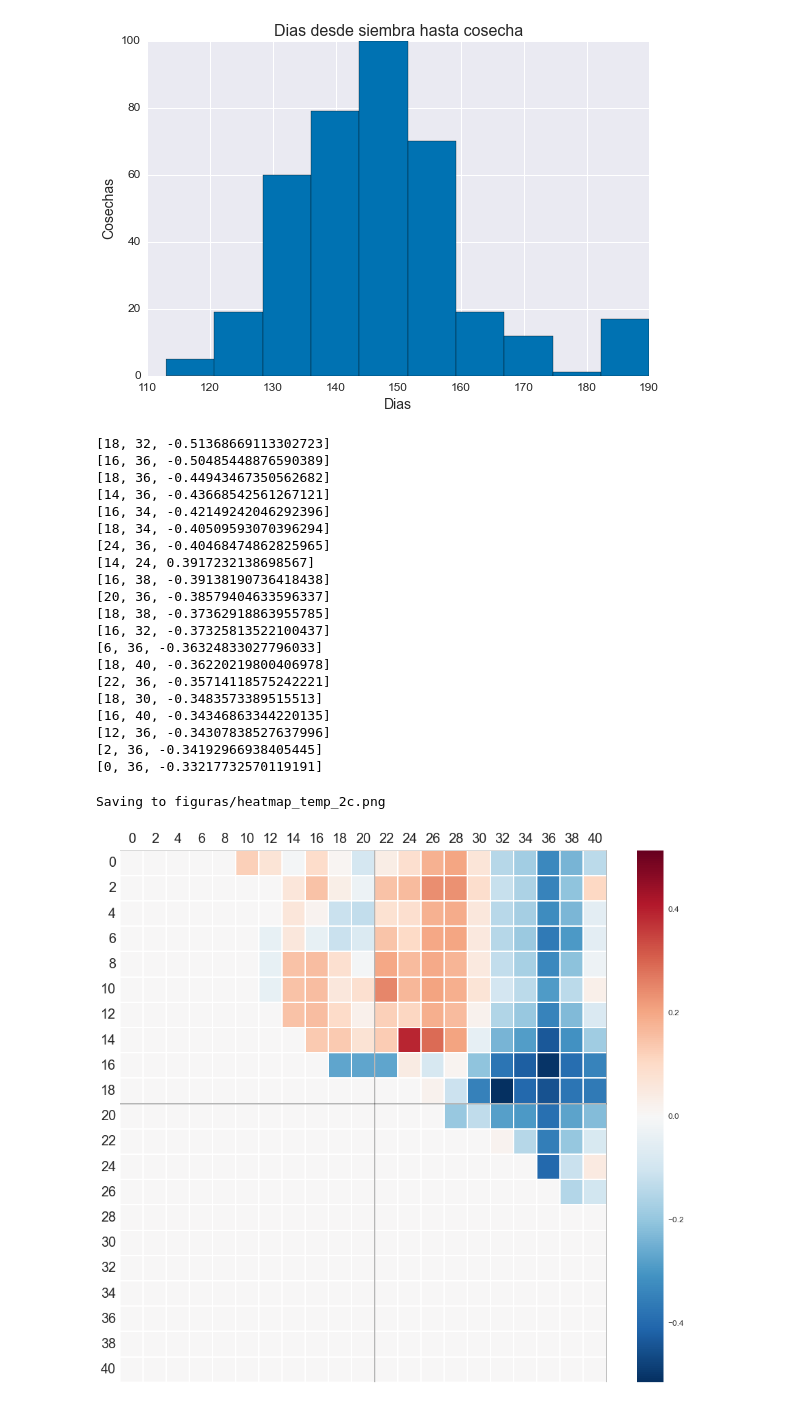
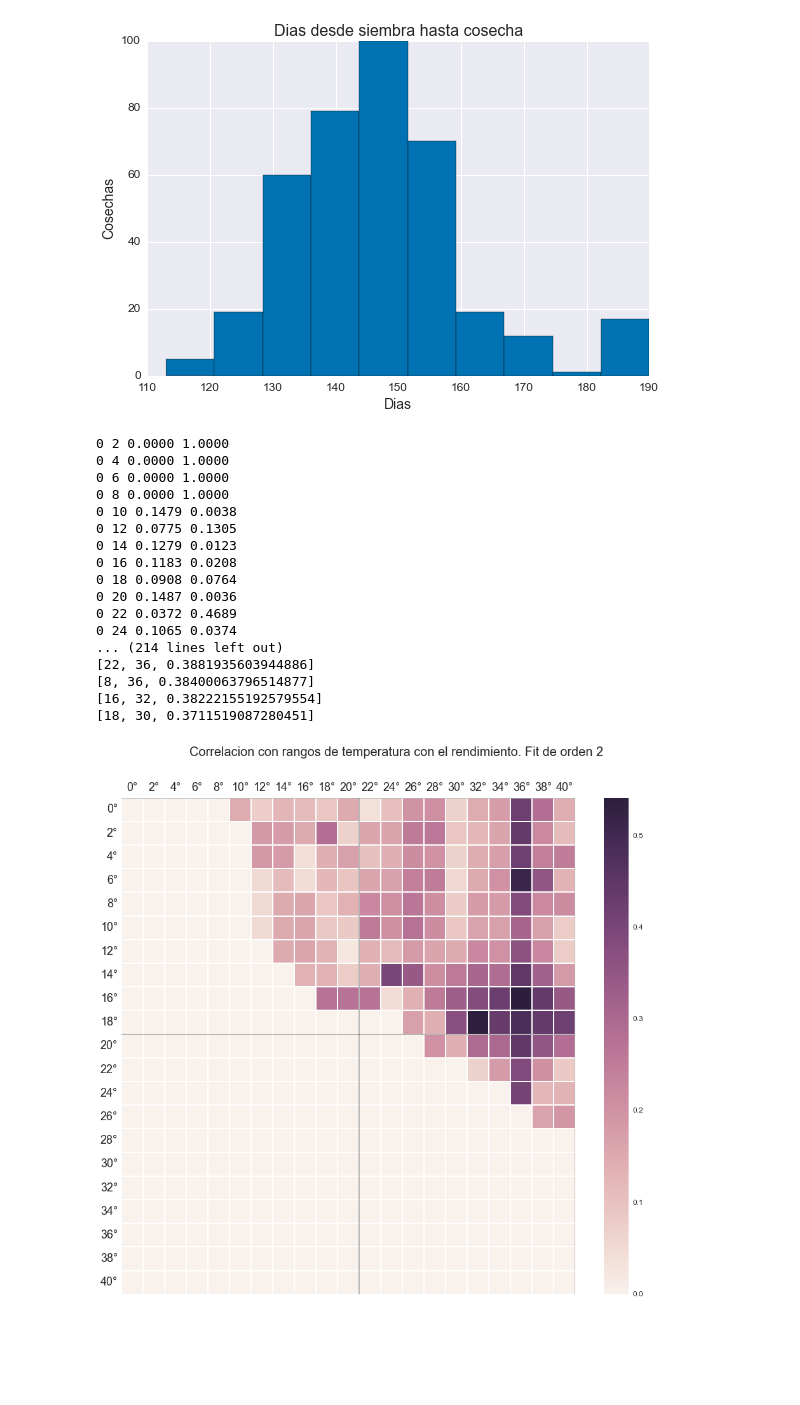
Before and after one commit to bayesimpact/inia-uruguay, a Jupyter notebook: 4_buscar_temperaturas_criticas.ipynb, the cells around one changed output. Saved outputs shown, nothing was run; the diff lists cells and outputs as text; code cells hidden in the pictures; blank space fills up the shorter version.

Commit message:
Figuras nuevas

```diff
--- a/4_buscar_temperaturas_criticas.ipynb
+++ b/4_buscar_temperaturas_criticas.ipynb
@@ -61,7 +61,9 @@ def computar_clima_critical_frac(tmin, tmax):
 # %%
 TEMPS_20 = range(0, 41, 2)
 TEMPS_40 = range(0, 41)
-TEMPS = TEMPS_40
+
+ORDEN_FIT = 2
+TEMPS = TEMPS_20
 all_rows = []
 for tmin in TEMPS:
     row = []
@@ -69,12 +71,21 @@ for tmin in TEMPS:
         if tmax <= tmin:
             r, p = 0.0, 1.0
         else:
-            computar_clima_buena_frac(tmin, tmax)
-            r, p = pearsonr(df['clima_critical_frac'], df['rendimiento_seco_kg_ha'])
-            if np.isnan(r):
-                r, p = 0, 1
+            computar_clima_critical_frac(tmin, tmax)
+            if ((df['clima_critical_frac'] > 0).sum() == 0 or
+                (df['clima_critical_frac'] < 1).sum() == 0):
+                r, p = 0.0, 1.0
+            else:
+                coeffs = np.polyfit(df['clima_critical_frac'], df['rendimiento_seco_kg_ha'], ORDEN_FIT)
+                f = np.poly1d(coeffs)
+                pred = f(df['clima_critical_frac'].values)
+                r, p = pearsonr(pred, df['rendimiento_seco_kg_ha'].values)
+                if ORDEN_FIT == 1 and coeffs[0] < 0:
+                    r = -r
+                if np.isnan(r):
+                    r, p = 0, 1
+            print tmin, tmax, '%.4f %.4f' % (r, p)
         row.append(r)
-        print tmin, tmax, '%.4f %.4f' % (r, p)
     all_rows.append(row)
 
 vals = []
@@ -86,61 +97,57 @@ vals.sort(key = lambda v: -abs(v[-1]))
 for v in vals[:20]:
     print v
 # %% [output]
-[18, 32, -0.51368669113302723]
-[16, 36, -0.50485448876590389]
-[18, 36, -0.44943467350562682]
-[14, 36, -0.43668542561267121]
-[16, 34, -0.42149242046292396]
-[18, 34, -0.40509593070396294]
-[24, 36, -0.40468474862825965]
-[14, 24, 0.3917232138698567]
-[16, 38, -0.39138190736418438]
-[20, 36, -0.38579404633596337]
-[18, 38, -0.37362918863955785]
-[16, 32, -0.37325813522100437]
-[6, 36, -0.36324833027796033]
-[18, 40, -0.36220219800406978]
-[22, 36, -0.35714118575242221]
-[18, 30, -0.3483573389515513]
-[16, 40, -0.34346863344220135]
-[12, 36, -0.34307838527637996]
-[2, 36, -0.34192966938405445]
-[0, 36, -0.33217732570119191]
+0 2 0.0000 1.0000
+0 4 0.0000 1.0000
+0 6 0.0000 1.0000
+0 8 0.0000 1.0000
+0 10 0.1479 0.0038
+0 12 0.0775 0.1305
+0 14 0.1279 0.0123
+0 16 0.1183 0.0208
+0 18 0.0908 0.0764
+0 20 0.1487 0.0036
+0 22 0.0372 0.4689
+0 24 0.1065 0.0374
+... (214 lines left out)
+[22, 36, 0.3881935603944886]
+[8, 36, 0.38400063796514877]
+[16, 32, 0.38222155192579554]
+[18, 30, 0.3711519087280451]
 # %%
 # all_rows_20 = all_rows
 # all_rows_40 = all_rows
-all_rows, TEMPS = all_rows_20, TEMPS_20
+# all_rows, TEMPS = all_rows_20, TEMPS_20
 # all_rows, TEMPS = all_rows_40, TEMPS_40
 
 temps_with_deg = [u'%d°' % t for t in TEMPS]
 hotframe = pd.DataFrame(all_rows, index=TEMPS, columns=TEMPS)
 
 
 fig, ax = plt.subplots(1)
 fig.set_size_inches(16, 14)
 sns.heatmap(hotframe, ax=ax)
-fontsize = 13 if (TEMPS[1] == 1) else 20
+fontsize = 11 if (TEMPS[1] == 1) else 18
 for value in range(11,41,10):
     alpha = 0.33
     color = 'black'
     linestyle = '-'
     xy = [min(hotframe.index.values), 1 + max(hotframe.index.values)]
     ax.plot([value, value], xy, alpha=alpha, color=color, linestyle=linestyle)
     ax.plot(xy, [value, value], alpha=alpha, color=color, linestyle=linestyle)
 
 if TEMPS[1] == 2:
     for tick in ax.xaxis.get_major_ticks():
         tick.label.set_fontsize(35)
 ax.xaxis.tick_top()
-ax.set_xticklabels([t.get_text() for t in ax.get_xticklabels()], rotation=0, fontsize=fontsize)
-ax.set_yticklabels([t.get_text() for t in ax.get_yticklabels()], rotation=0, fontsize=fontsize)
-filename = 'figuras/heatmap_temp_%dc.png' % TEMPS[1]
-print 'Saving to', filename
+ax.set_xticklabels([u'%s°' % t.get_text() for t in ax.get_xticklabels()], rotation=0, fontsize=fontsize)
+ax.set_yticklabels([u'%s°' % t.get_text() for t in ax.get_yticklabels()], rotation=0, fontsize=fontsize)
+filename = 'figuras/heatmap_temp_%dorden_step%dc.png' % (ORDEN_FIT, TEMPS[1])
+fig.suptitle('Correlacion con rangos de temperatura con el rendimiento. Fit de orden %d' % ORDEN_FIT, fontsize=20)
 fig.savefig(filename)
 pass
 # %% [output]
-Saving to figuras/heatmap_temp_2c.png
-[figure, old version]
+[figure, new version]
 # %%
 def add_fit(df, a, b, ordenes=1, colors=None, fig=None):
     if not fig:
```
Also changed, not shown: parts of 2 cells of this notebook, 6 other files.
